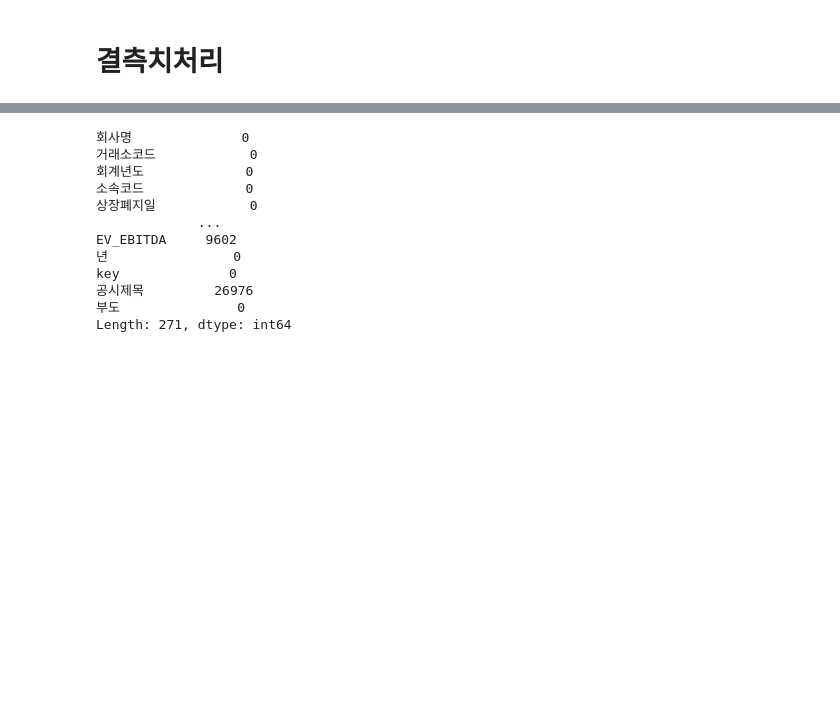
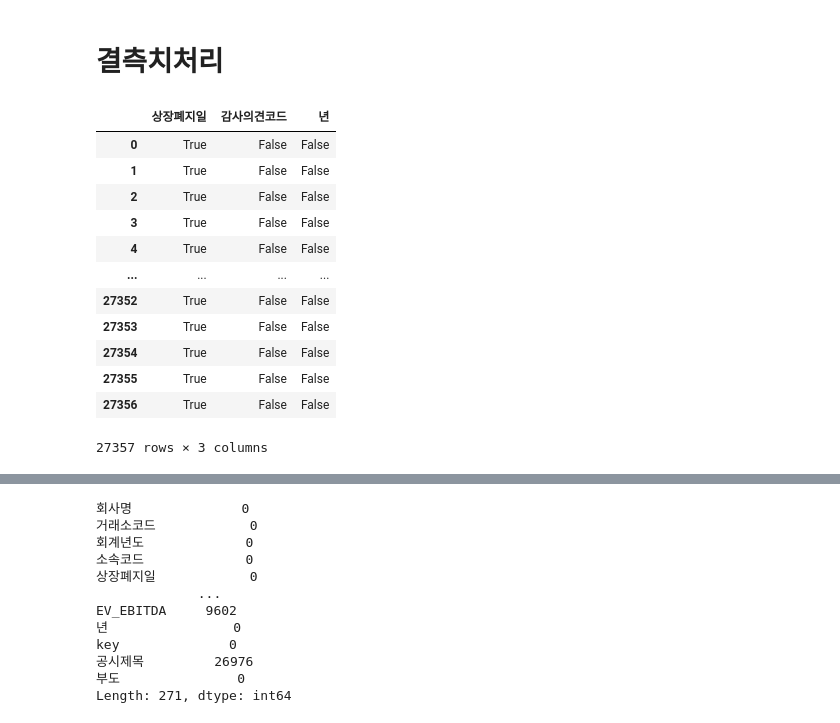
Before and after one commit to JxxHxxx/Ubion-CorporateBankruptcyAnalysis, a Jupyter notebook: Code/SH/1. 데이터생성/최종 non0/1.결측치 padding.ipynb, the cells around one changed output, grey strips where cells are left out. Saved outputs shown, nothing was run; the diff lists cells and outputs as text; code cells hidden in the pictures; blank space fills up the shorter version.

```diff
--- a/Code/SH/1. 데이터생성/최종 non0/1.결측치 padding.ipynb
+++ b/Code/SH/1. 데이터생성/최종 non0/1.결측치 padding.ipynb
@@ -45,6 +45,22 @@ dataset.head(2)
 # **결측치처리**
 # %%
 # drop_feature = ['소속코드','상장폐지일','감사의견코드','년','key','공시제목']
+# %%
+dataset[['상장폐지일','감사의견코드','년']].isna()
+# %% [output]
+|  | 상장폐지일 | 감사의견코드 | 년 |
+| 0 | True | False | False |
+| 1 | True | False | False |
+| 2 | True | False | False |
+| 3 | True | False | False |
+| 4 | True | False | False |
+| ... | ... | ... | ... |
+| 27352 | True | False | False |
+| 27353 | True | False | False |
+| 27354 | True | False | False |
+| 27355 | True | False | False |
+| 27356 | True | False | False |
+27357 rows × 3 columns
 # %%
 dataset[['상장폐지일','감사의견코드','년']] = dataset[['상장폐지일','감사의견코드','년']].fillna(0)
 # %%
```
Also changed, not shown: parts of 3 cells of this notebook, 3 other files.
